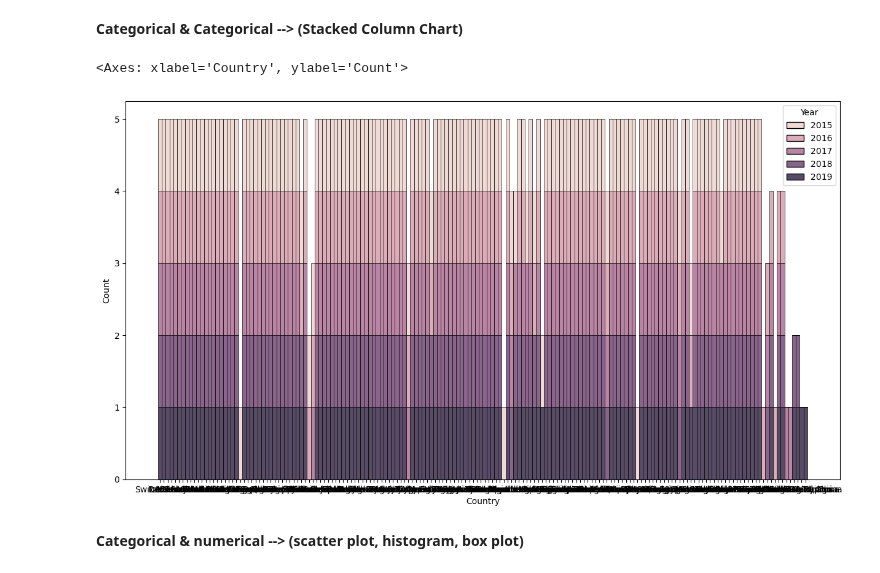
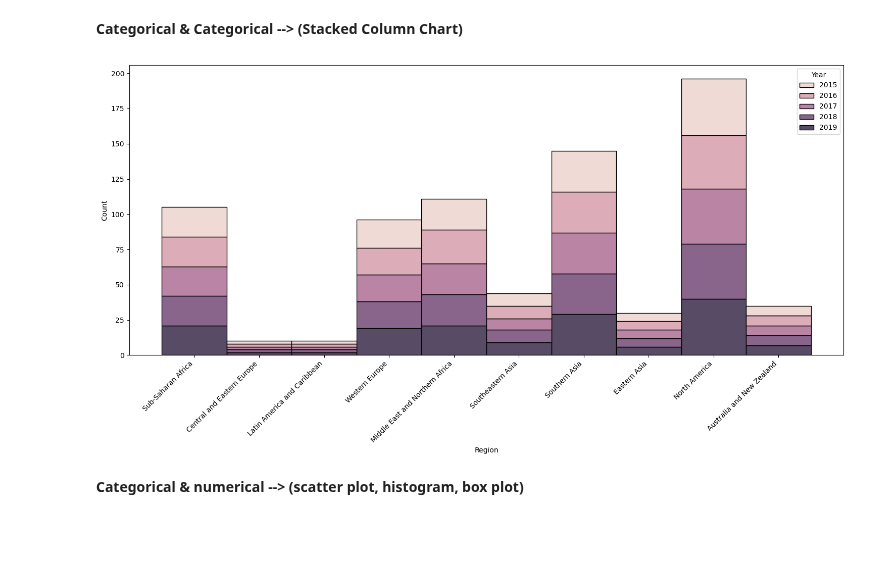
Before and after one commit to Tuwaiq-DS-ML-bootcamp-V-7/Usecase-2, a Jupyter notebook: EDA explain template-(Salman Gassem).ipynb, the cells around one changed output. Cells and saved outputs as stored; diff of their text form; code cells hidden in the pictures; blank space fills up the shorter version.

```diff
--- a/EDA explain template-(Salman Gassem).ipynb
+++ b/EDA explain template-(Salman Gassem).ipynb
@@ -898,0 +855,20 @@ numeric_columns = [
+# %%
+# Count occurrences of each category in the 'Region' column
+region_counts = merged_dfs['Region'].value_counts()
+
+fig, axes = plt.subplots(1, 2, figsize=(12, 6))
+
+# Bar chart
+axes[0].bar(region_counts.index, region_counts.values, color='skyblue', edgecolor='black')
+axes[0].set_title('Region Counts', fontweight='bold')
+axes[0].set_xlabel('Region', fontweight='bold')
+axes[0].set_ylabel('Count', fontweight='bold')
+axes[0].set_xticklabels(region_counts.index, rotation=45, ha='right')
+
+# Pie chart
+axes[1].pie(region_counts.values, labels=region_counts.index, autopct='%1.1f%%', startangle=140, colors=['skyblue', 'lightgreen', 'salmon'])
+axes[1].set_title('Region Distribution', fontweight='bold')
+
+
+plt.tight_layout()
+plt.show()
@@ -1098,14 +1109,17 @@ Multivariate Analysis:
 **Categorical & Categorical --> (Stacked Column Chart)**
 # %%
 plt.figure(figsize=(15,8))
-sns.histplot(
+ax = sns.histplot(
     merged_dfs,
-    x="Country",
+    x="Region",
     hue="Year", # color of plot elements
     multiple="stack", # also can be layer or dodge or fill
     alpha=0.8)
+
+ax.set_xticklabels(region_counts.index, rotation=45, ha='right')
+plt.tight_layout()
+plt.show()
 # %% [output]
-<Axes: xlabel='Country', ylabel='Count'>
-[figure, old version]
+[figure, new version]
 # %% [markdown]
 **Categorical & numerical --> (scatter plot, histogram, box plot)**
```
Also changed, not shown: parts of 49 cells of this notebook.
